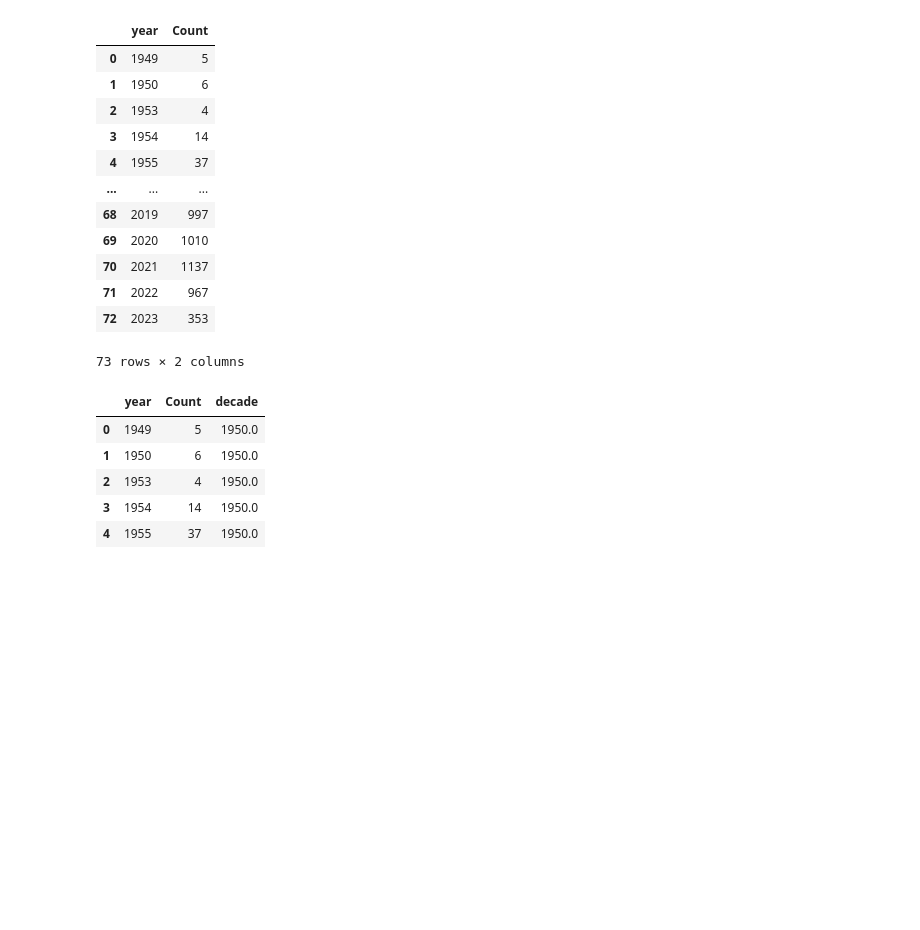
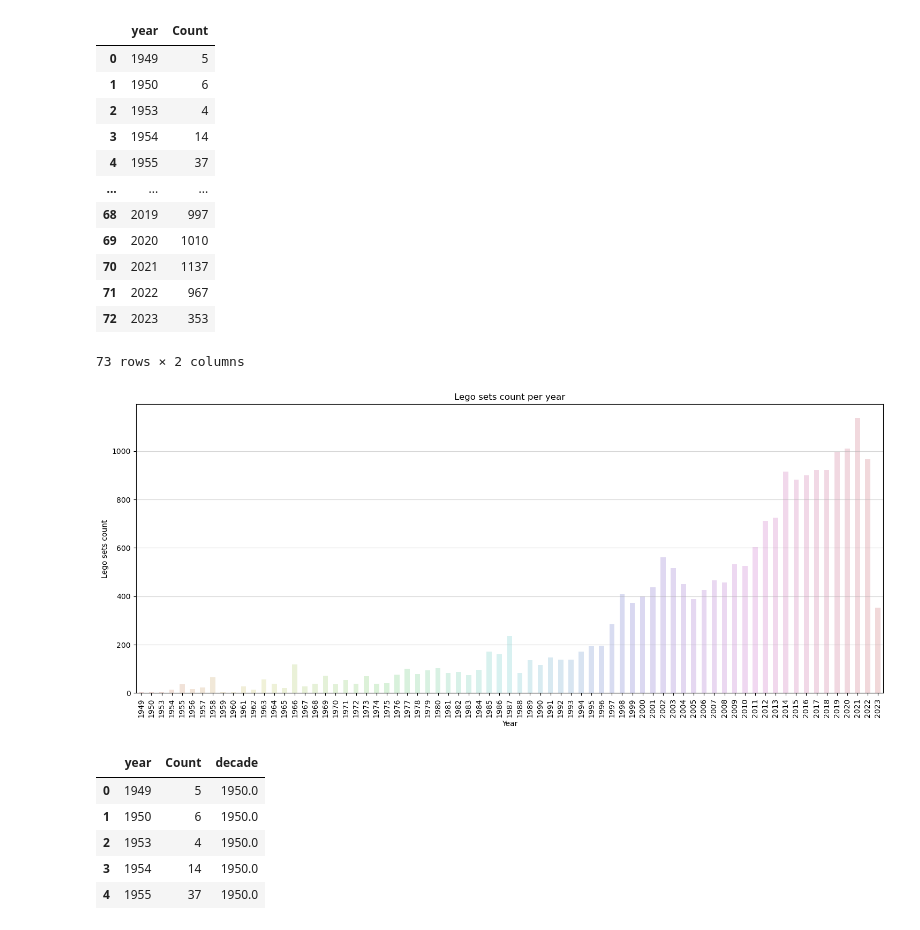
Before and after one commit to katarzynaadamczyk/data_analysis, a Jupyter notebook: lego_bricks/lego_analysis.ipynb, the cells around one changed output. Drawn from its saved outputs; the diff is of its cells as text; code cells hidden in the pictures; blank space fills up the shorter version.

Commit message:
added charts for question 1

```diff
--- a/lego_bricks/lego_analysis.ipynb
+++ b/lego_bricks/lego_analysis.ipynb
@@ -117,6 +144,18 @@ sets_table_year
 | 71 | 2022 | 967 |
 | 72 | 2023 | 353 |
 73 rows × 2 columns
+# %%
+ax = sns.set_style(style=None)
+fig, ax = plt.subplots(figsize=(18,7))
+plt.grid(axis='y', alpha=0.5)
+sns.barplot(data = sets_table_year, x='year', y='Count', alpha=0.25, ax=ax, palette='hls', width=0.5, order=sets_table_year['year'])
+ax.tick_params(axis='x', rotation=90)
+ax.set_title('Lego sets count per year')
+ax.set_ylabel('Lego sets count')
+ax.set_xlabel('Year')
+plt.show()
+# %% [output]
+[figure, added]
 # %%
 sets_table_year.loc[sets_table_year['year'] < 1960, 'decade'] = 1950
 for decade in range(1960, 2020, 10):
```
Also changed, not shown: parts of 13 cells of this notebook.
